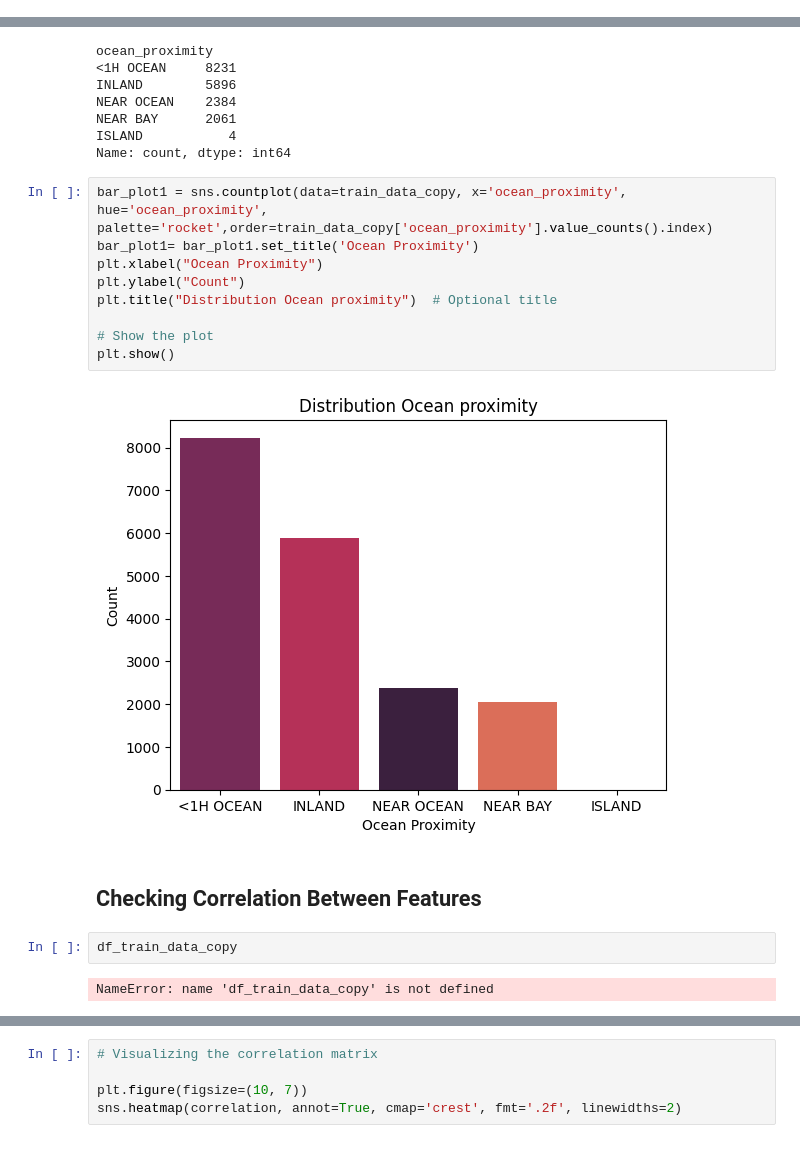
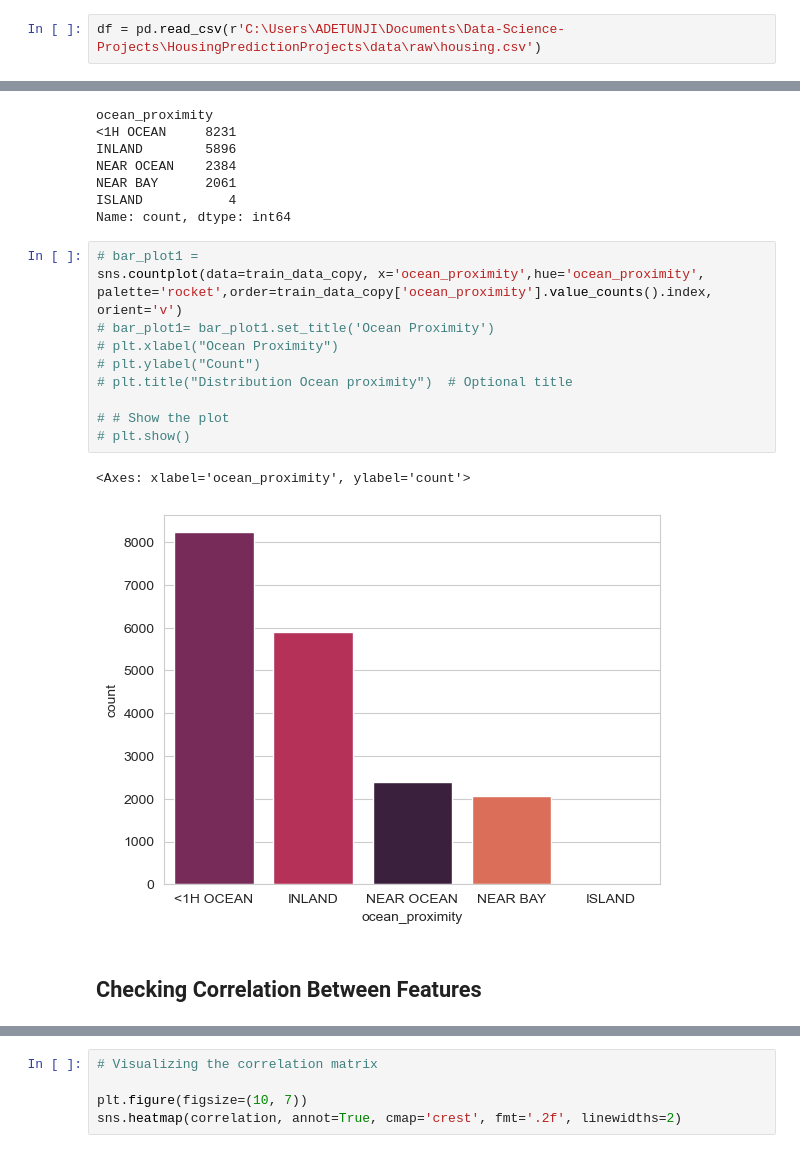
Before and after one commit to tjuwe/Data-Science-Projects, a Jupyter notebook: HousingPredictionProjects/notebooks/rm.ipynb, the cells around one changed output, grey strips where cells are left out. Cells and saved outputs as stored; diff of their text form.

Commit message:
worked on data processing, majorly on missing data

```diff
--- a/HousingPredictionProjects/notebooks/rm.ipynb
+++ b/HousingPredictionProjects/notebooks/rm.ipynb
@@ -27,3 +26,5 @@ df = pd.read_csv(r'housing.csv')
+# %%
+df = pd.read_csv(r'C:\Users\ADETUNJI\Documents\Data-Science-Projects\HousingPredictionProjects\data\raw\housing.csv')
 # %%
 # lets check the first 5 rows of the data set
 df.head()
@@ -126,22 +128,20 @@ NEAR BAY      2061
 ISLAND           4
 Name: count, dtype: int64
 # %%
-bar_plot1 = sns.countplot(data=train_data_copy, x='ocean_proximity', hue='ocean_proximity', palette='rocket',order=train_data_copy['ocean_proximity'].value_counts().index)
-bar_plot1= bar_plot1.set_title('Ocean Proximity')
-plt.xlabel("Ocean Proximity")
-plt.ylabel("Count")
-plt.title("Distribution Ocean proximity")  # Optional title
+# bar_plot1 =
+sns.countplot(data=train_data_copy, x='ocean_proximity',hue='ocean_proximity', palette='rocket',order=train_data_copy['ocean_proximity'].value_counts().index, orient='v')
+# bar_plot1= bar_plot1.set_title('Ocean Proximity')
+# plt.xlabel("Ocean Proximity")
+# plt.ylabel("Count")
+# plt.title("Distribution Ocean proximity")  # Optional title
 
-# Show the plot
-plt.show()
+# # Show the plot
+# plt.show()
 # %% [output]
+<Axes: xlabel='ocean_proximity', ylabel='count'>
-[figure, old version]
+[figure, new version]
 # %% [markdown]
 ## Checking Correlation Between Features
-# %%
-df_train_data_copy
-# %% [output]
-NameError: name 'df_train_data_copy' is not defined
 # %%
 # Ocean proximity will be dropped as it is a categorical variable
 
```
Also changed, not shown: parts of 26 cells of this notebook.
